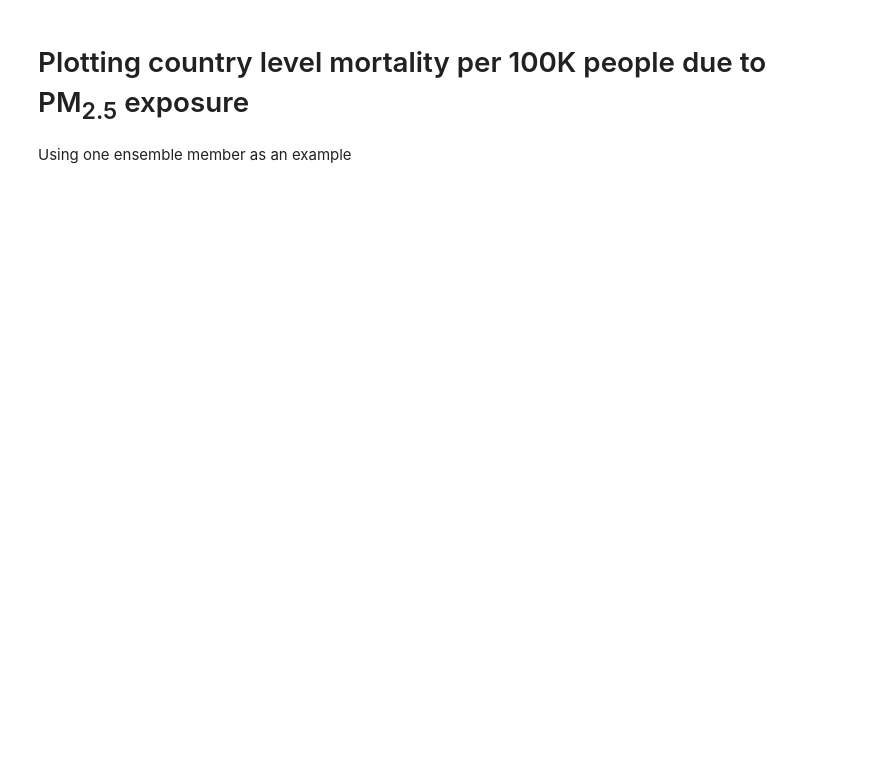
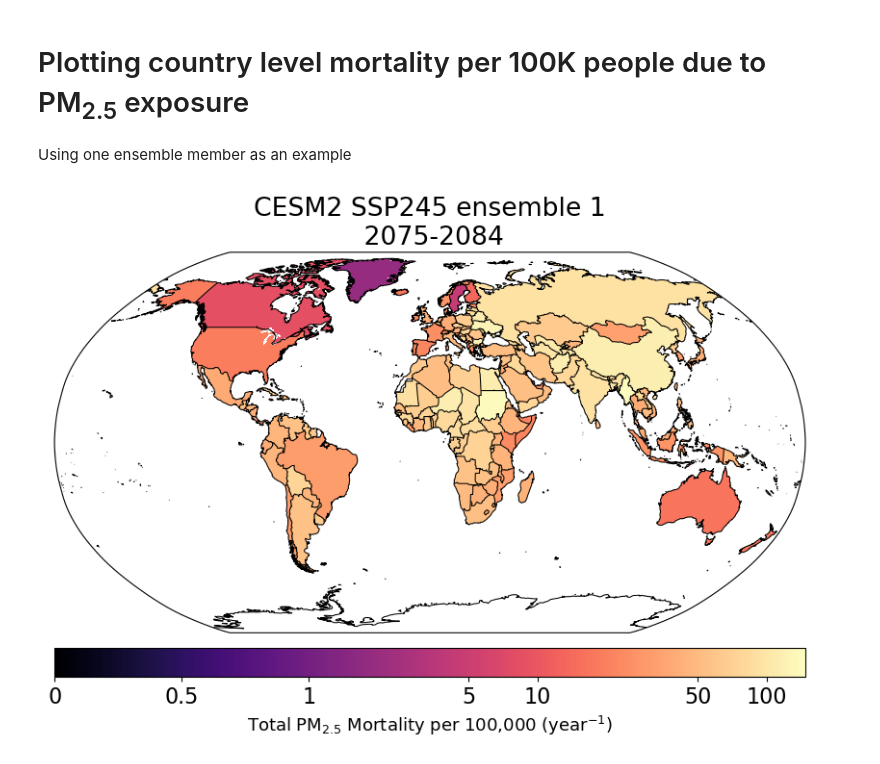
Before and after one commit to awells96/AQ_mortality_workflow, a Jupyter notebook: plotting/mortality/pm25/PM25_Country_mortality_map.ipynb, the cells around one changed output. Drawn from its saved outputs; the diff is of its cells as text; code cells hidden in the pictures; blank space fills up the shorter version.

```diff
--- a/plotting/mortality/pm25/PM25_Country_mortality_map.ipynb
+++ b/plotting/mortality/pm25/PM25_Country_mortality_map.ipynb
@@ -17,7 +17,7 @@ import config
 from utils.utils import require_dir
 import pathlib
 # %%
-def process_mortality_per_100k(model, scenario, configs, ens_num):
+def process_mortality_per_100k(model, scenario, GBD_version, configs, ens_num):
     # === Path config ===
     MASK_DIR = require_dir(pathlib.Path(config.WORK_ROOT) / "BMR" / "masks" / "country")
     POP_DIR = require_dir(pathlib.Path(config.WORK_ROOT) / "SSP_pop" / "SSP2")
@@ -37,7 +37,7 @@ def process_mortality_per_100k(model, scenario, configs, ens_num):
     years = configs["years"]
     dates = f"{years.start}-{years.stop}"
 
-    file = f"Mortality_Country_sum_{model}_{scenario}_{dates}.nc"
+    file = f"Mortality_Country_sum_{GBD_version}_{model}_{scenario}_{dates}.nc"
     file_path = os.path.join(MORT_DIR, file)
     da = xr.open_dataarray(file_path)
 
@@ -61,7 +61,7 @@ def process_mortality_per_100k(model, scenario, configs, ens_num):
     da_per_100k = (da_mean/av_pop)*100000
     return da_per_100k, start_time, end_time
 # %%
-def plot_country_level_mortality_per_100k(da, model, scenario, ens_num, start_year, end_year, SAVE_DIR):
+def plot_country_level_mortality_per_100k(da, model, scenario, GBD_version, ens_num, start_year, end_year, SAVE_DIR):
     # Create figure
     fig = plt.figure(figsize=autosize_figure(1, 1))
     gs = GridSpec(2, 1, height_ratios=[15, 1])  # rows, columns
@@ -115,28 +115,31 @@ def plot_country_level_mortality_per_100k(da, model, scenario, ens_num, start_ye
 
     plt.tight_layout()
 
-    out_file = f"Mortality_per_100k_pm25_country_{model}_{scenario}_{start_year}-{end_year}.png"
+    out_file = f"Mortality_per_100k_pm25_country_{GBD_version}_{model}_{scenario}_{start_year}-{end_year}.png"
     out_path = os.path.join(SAVE_DIR, out_file)
     plt.savefig(out_path, dpi=300)
     return
 # %%
 # === Scenario and path config ===
 # Set to whatever scenario and model you want
 # Function returns error if not recognised
 MASK_DIR = require_dir(pathlib.Path(config.WORK_ROOT) / "BMR" / "masks" / "country")
 SAVE_DIR = require_dir(pathlib.Path(config.PLOTTING_ROOT) / "example_workflow")
 
 model = "CESM2"
 scenario = "SSP245"
+GBD_version = "GBD23"
 ensemble_number = 1
 
 configs = get_scenario_config(model, scenario)
 
-da, first_year, last_year = process_mortality_per_100k(model, scenario, configs, ensemble_number)
+da, first_year, last_year = process_mortality_per_100k(model, scenario, GBD_version, configs, ensemble_number)
 
 # Convert country level to a global map with lat/lon
 da_global = create_global_country_map(da, MASK_DIR)
 
 # Plotting
 plt.rcParams.update({'font.size': 16})
-plot_country_level_mortality_per_100k(da_global, model, scenario, ensemble_number, first_year, last_year, SAVE_DIR)
+plot_country_level_mortality_per_100k(da_global, model, scenario, GBD_version, ensemble_number, first_year, last_year, SAVE_DIR)
+# %% [output]
+[figure, added]
```
Also changed, not shown: 1 other file.
